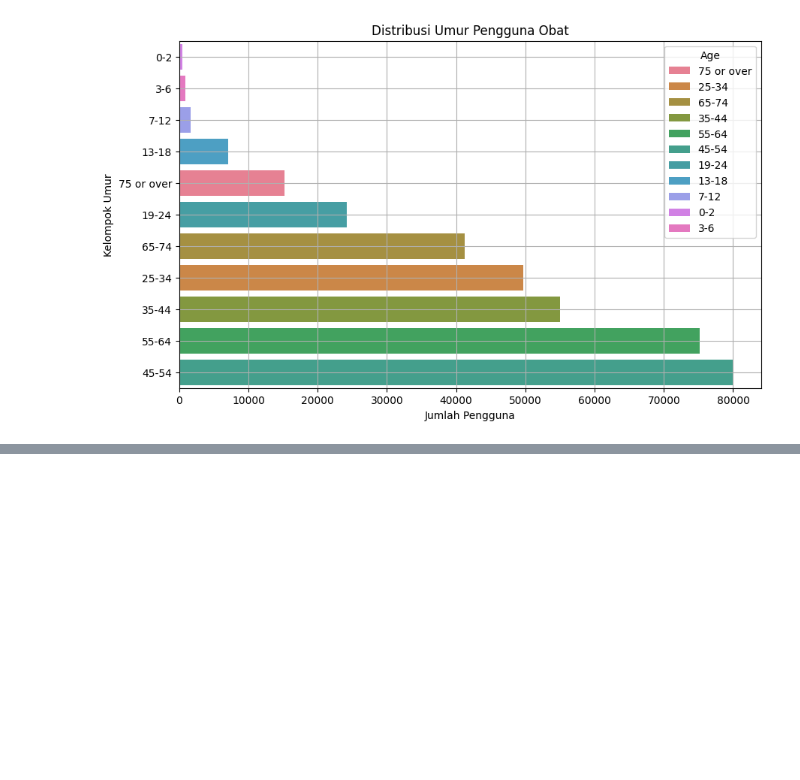
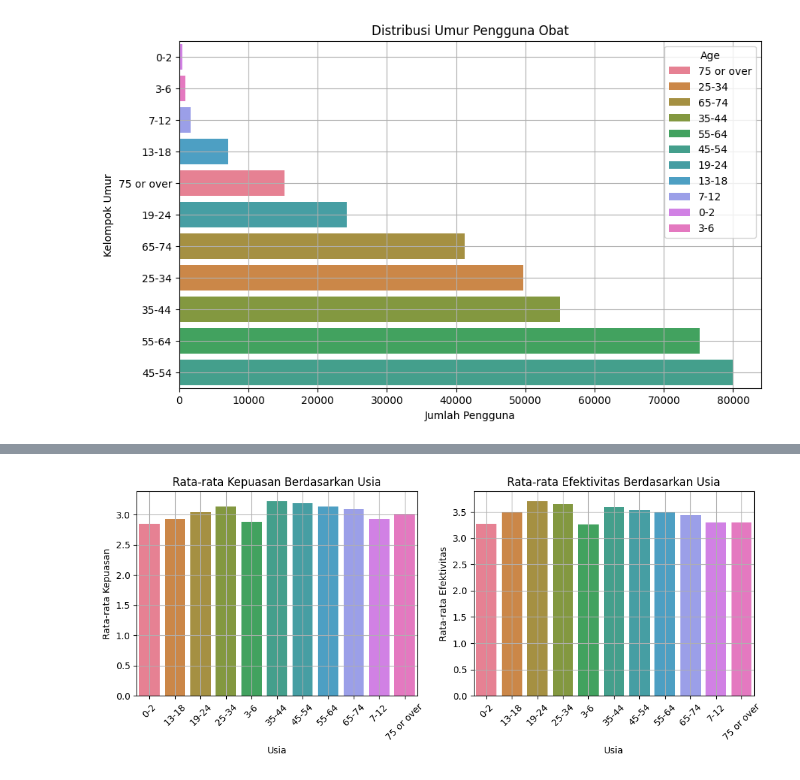
Before and after one commit to AnggaDS01/Python, a Jupyter notebook: Machine-Learning/Projects/Pytorch/Classification-Tasks/WebMD-Drug-Reviews-Dataset/explore_data.ipynb, the cells around one changed output, grey strips where cells are left out. Drawn from its saved outputs; the diff is of its cells as text; code cells hidden in the pictures; blank space fills up the shorter version.

```diff
--- a/Machine-Learning/Projects/Pytorch/Classification-Tasks/WebMD-Drug-Reviews-Dataset/explore_data.ipynb
+++ b/Machine-Learning/Projects/Pytorch/Classification-Tasks/WebMD-Drug-Reviews-Dataset/explore_data.ipynb
@@ -209,0 +292,3 @@ plt.show()
+# %%
+age_satisfaction_effectiveness = df.pivot_table(index='Age', values=['Satisfaction', 'Effectiveness'], aggfunc='mean').reset_index()
+age_satisfaction_effectiveness
@@ -209,0 +308,24 @@ plt.show()
+# %%
+# Plot rata-rata kepuasan berdasarkan usia
+plt.figure(figsize=(12, 4))
+
+plt.subplot(1, 2, 1)
+sns.barplot(x='Age', y='Satisfaction', data=age_satisfaction_effectiveness, hue='Age')
+plt.title('Rata-rata Kepuasan Berdasarkan Usia')
+plt.xlabel('Usia')
+plt.ylabel('Rata-rata Kepuasan')
+plt.xticks(rotation=45)
+plt.grid()
+
+# Plot rata-rata efektivitas berdasarkan usia
+plt.subplot(1, 2, 2)
+sns.barplot(x='Age', y='Effectiveness', data=age_satisfaction_effectiveness, hue='Age')
+plt.title('Rata-rata Efektivitas Berdasarkan Usia')
+plt.xlabel('Usia')
+plt.ylabel('Rata-rata Efektivitas')
+plt.xticks(rotation=45)
+plt.grid()
+
+plt.show()
+# %% [output]
+[figure, added]
```
Also changed, not shown: parts of 32 cells of this notebook, 1 other file.
